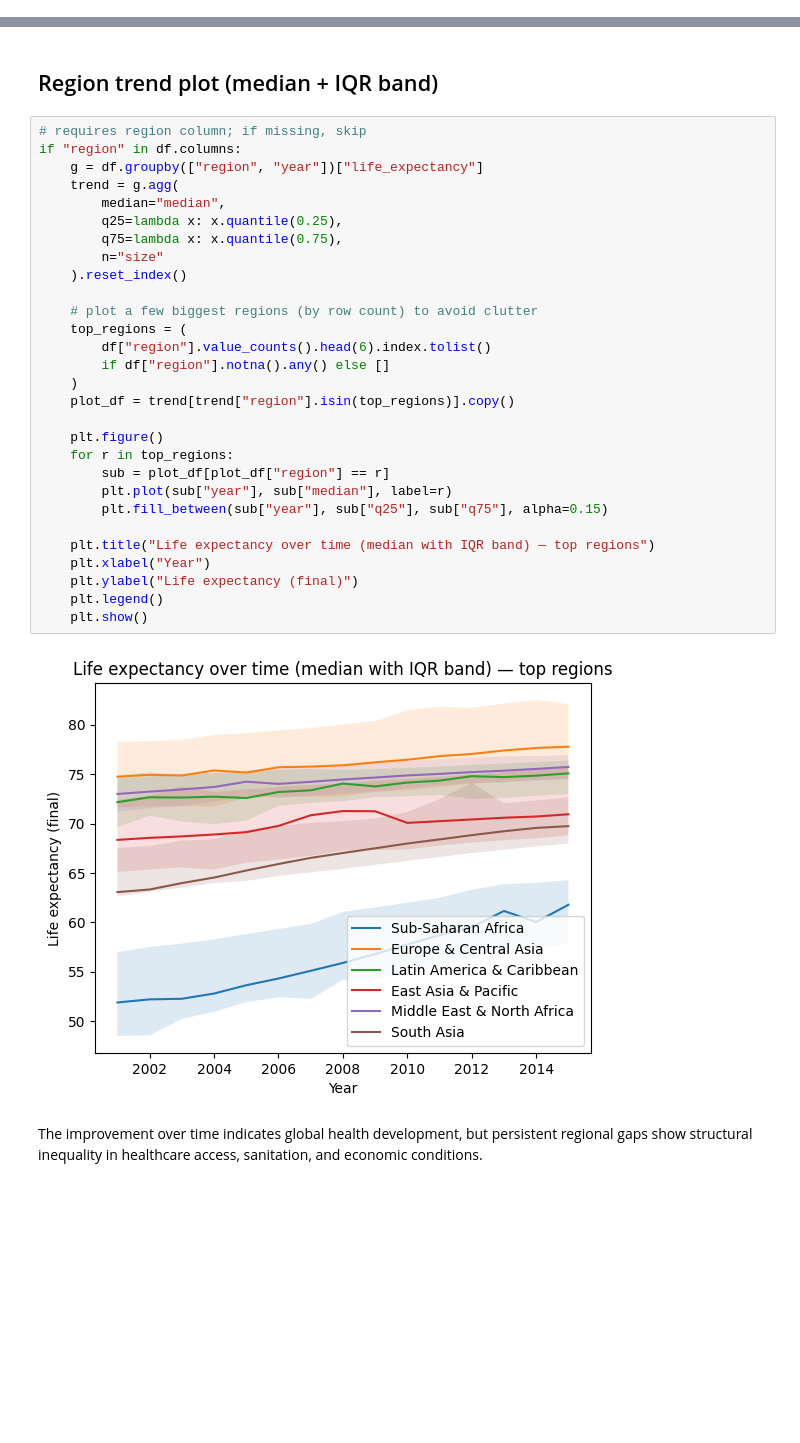
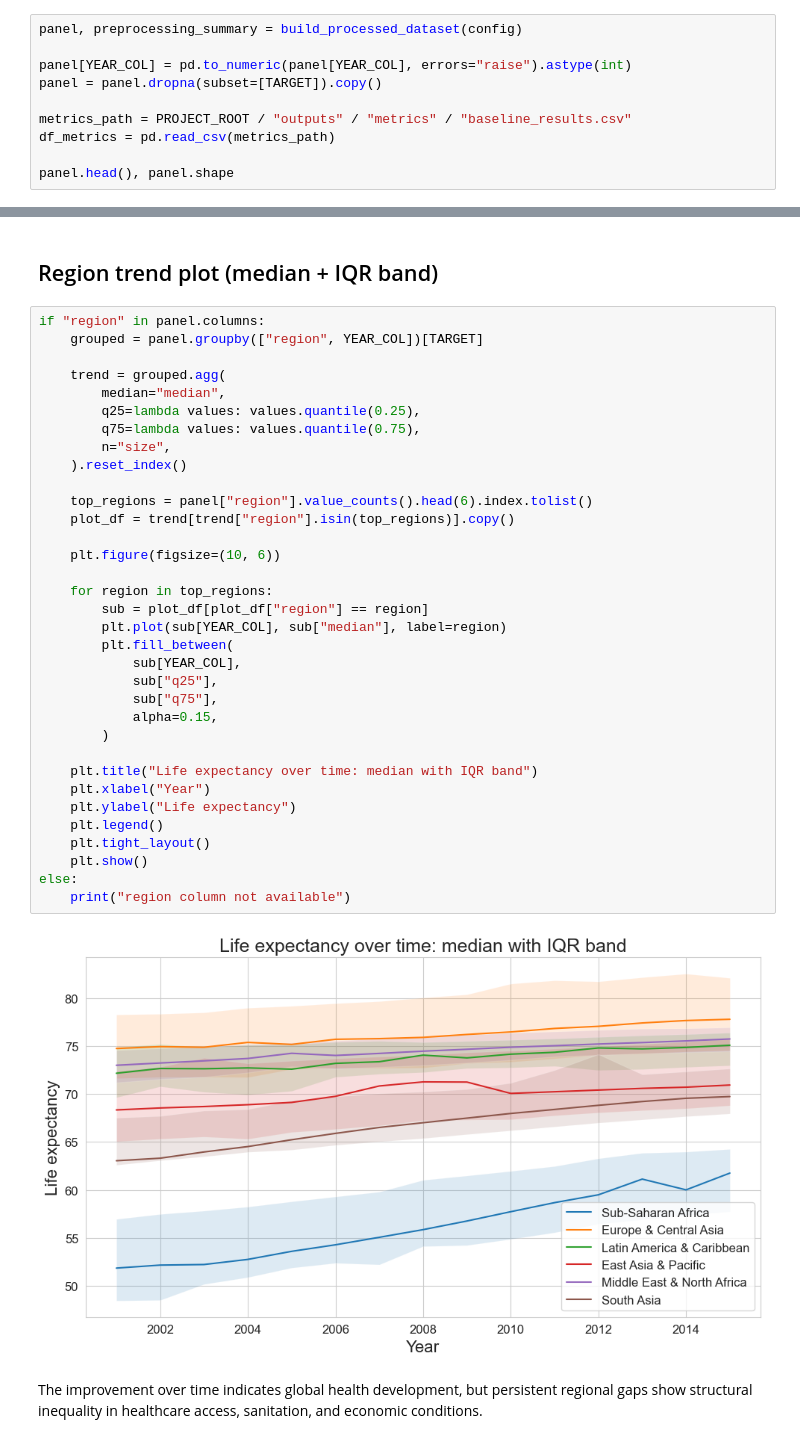
Before and after one commit to aleksiakolo/life-expectancy-analysis, a Jupyter notebook: notebooks/08_visualizations.ipynb, the cells around one changed output, grey strips where cells are left out. Saved outputs shown, nothing was run; the diff lists cells and outputs as text; blank space fills up the shorter version.

```diff
--- a/notebooks/08_visualizations.ipynb
+++ b/notebooks/08_visualizations.ipynb
@@ -36,0 +54,10 @@ plt.rcParams.update({
+# %%
+panel, preprocessing_summary = build_processed_dataset(config)
+
+panel[YEAR_COL] = pd.to_numeric(panel[YEAR_COL], errors="raise").astype(int)
+panel = panel.dropna(subset=[TARGET]).copy()
+
+metrics_path = PROJECT_ROOT / "outputs" / "metrics" / "baseline_results.csv"
+df_metrics = pd.read_csv(metrics_path)
+
+panel.head(), panel.shape
@@ -37,36 +82,41 @@ plt.rcParams.update({
 # %% [markdown]
 ## Region trend plot (median + IQR band)
 # %%
-# requires region column; if missing, skip
-if "region" in df.columns:
-    g = df.groupby(["region", "year"])["life_expectancy"]
-    trend = g.agg(
+if "region" in panel.columns:
+    grouped = panel.groupby(["region", YEAR_COL])[TARGET]
+
+    trend = grouped.agg(
         median="median",
-        q25=lambda x: x.quantile(0.25),
-        q75=lambda x: x.quantile(0.75),
-        n="size"
+        q25=lambda values: values.quantile(0.25),
+        q75=lambda values: values.quantile(0.75),
+        n="size",
     ).reset_index()
 
-    # plot a few biggest regions (by row count) to avoid clutter
-    top_regions = (
-        df["region"].value_counts().head(6).index.tolist()
-        if df["region"].notna().any() else []
-    )
+    top_regions = panel["region"].value_counts().head(6).index.tolist()
     plot_df = trend[trend["region"].isin(top_regions)].copy()
 
-    plt.figure()
-    for r in top_regions:
-        sub = plot_df[plot_df["region"] == r]
-        plt.plot(sub["year"], sub["median"], label=r)
-        plt.fill_between(sub["year"], sub["q25"], sub["q75"], alpha=0.15)
+    plt.figure(figsize=(10, 6))
 
-    plt.title("Life expectancy over time (median with IQR band) — top regions")
+    for region in top_regions:
+        sub = plot_df[plot_df["region"] == region]
+        plt.plot(sub[YEAR_COL], sub["median"], label=region)
+        plt.fill_between(
+            sub[YEAR_COL],
+            sub["q25"],
+            sub["q75"],
+            alpha=0.15,
+        )
+
+    plt.title("Life expectancy over time: median with IQR band")
     plt.xlabel("Year")
-    plt.ylabel("Life expectancy (final)")
+    plt.ylabel("Life expectancy")
     plt.legend()
+    plt.tight_layout()
     plt.show()
+else:
+    print("region column not available")
 # %% [output]
-[figure, old version]
+[figure, new version]
 # %% [markdown]
 The improvement over time indicates global health development, but persistent regional gaps show structural inequality in healthcare access, sanitation, and economic conditions.
 # %% [markdown]
```
Also changed, not shown: parts of 14 cells of this notebook, 15 other files.
